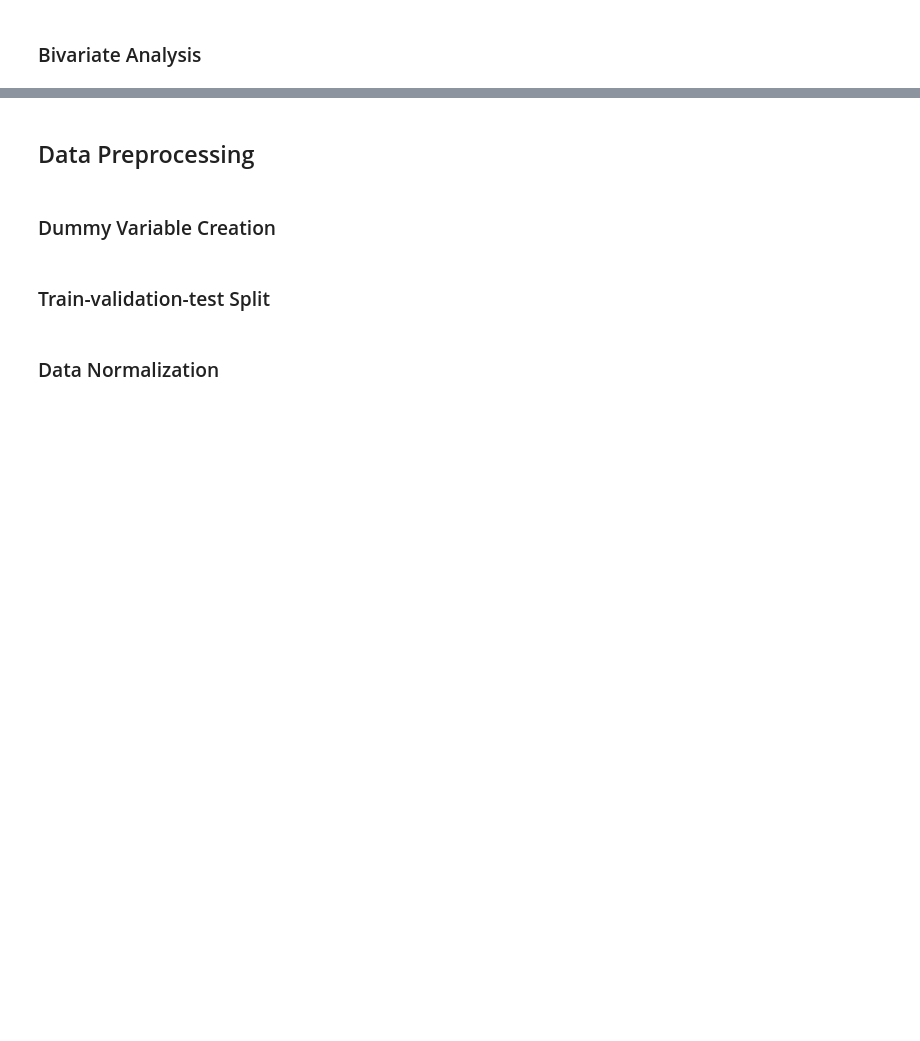
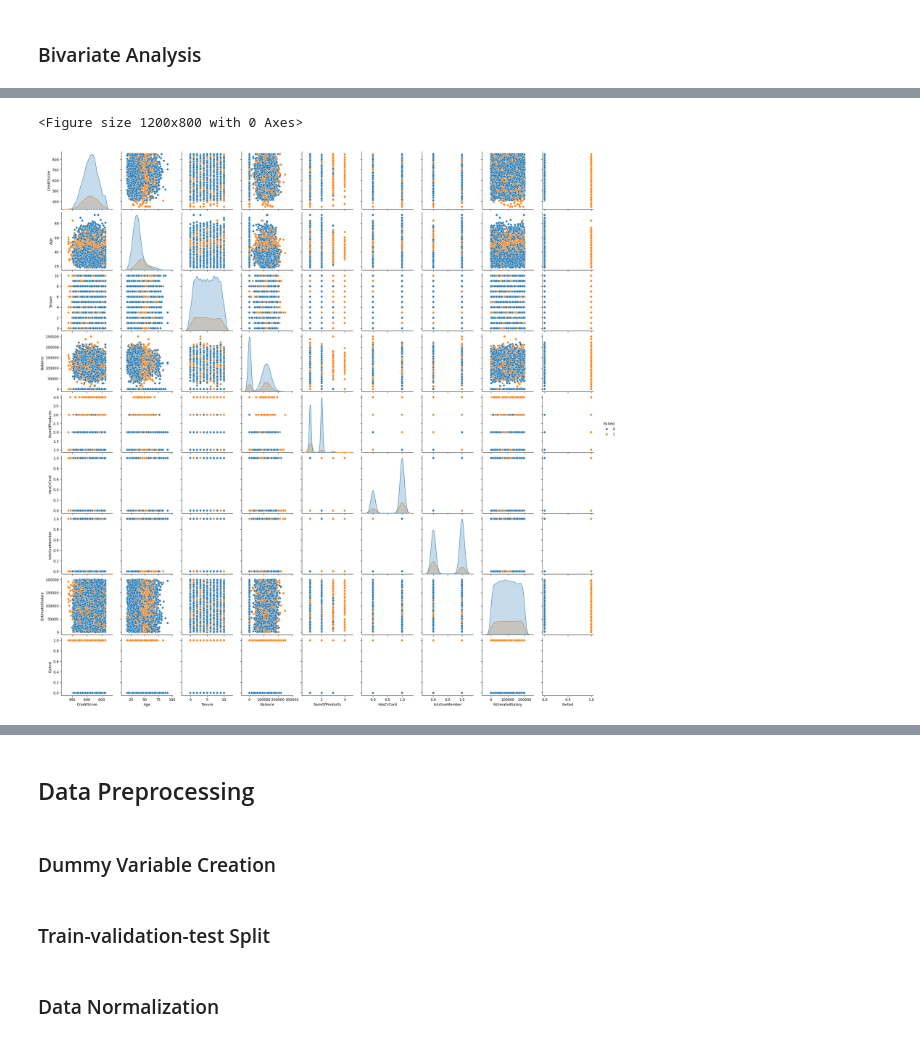
Before and after one commit to lhughey/AIML_Course, a Jupyter notebook: Project 4 - NN - Bank Churn Prediction/INN_Learner_Notebook_Full_code.ipynb, the cells around one changed output, grey strips where cells are left out. Cells and saved outputs as stored; diff of their text form; code cells hidden in the pictures; blank space fills up the shorter version.

```diff
--- a/Project 4 - NN - Bank Churn Prediction/INN_Learner_Notebook_Full_code.ipynb
+++ b/Project 4 - NN - Bank Churn Prediction/INN_Learner_Notebook_Full_code.ipynb
@@ -237,0 +294,7 @@ plt.show()
+# %%
+# Scatter plot matrix
+plt.figure(figsize=(12, 8))
+sns.pairplot(data, vars=num_features, hue='Exited', diag_kind='kde');
+# %% [output]
+<Figure size 1200x800 with 0 Axes>
+[figure, added]
```
Also changed, not shown: parts of 10 cells of this notebook.
